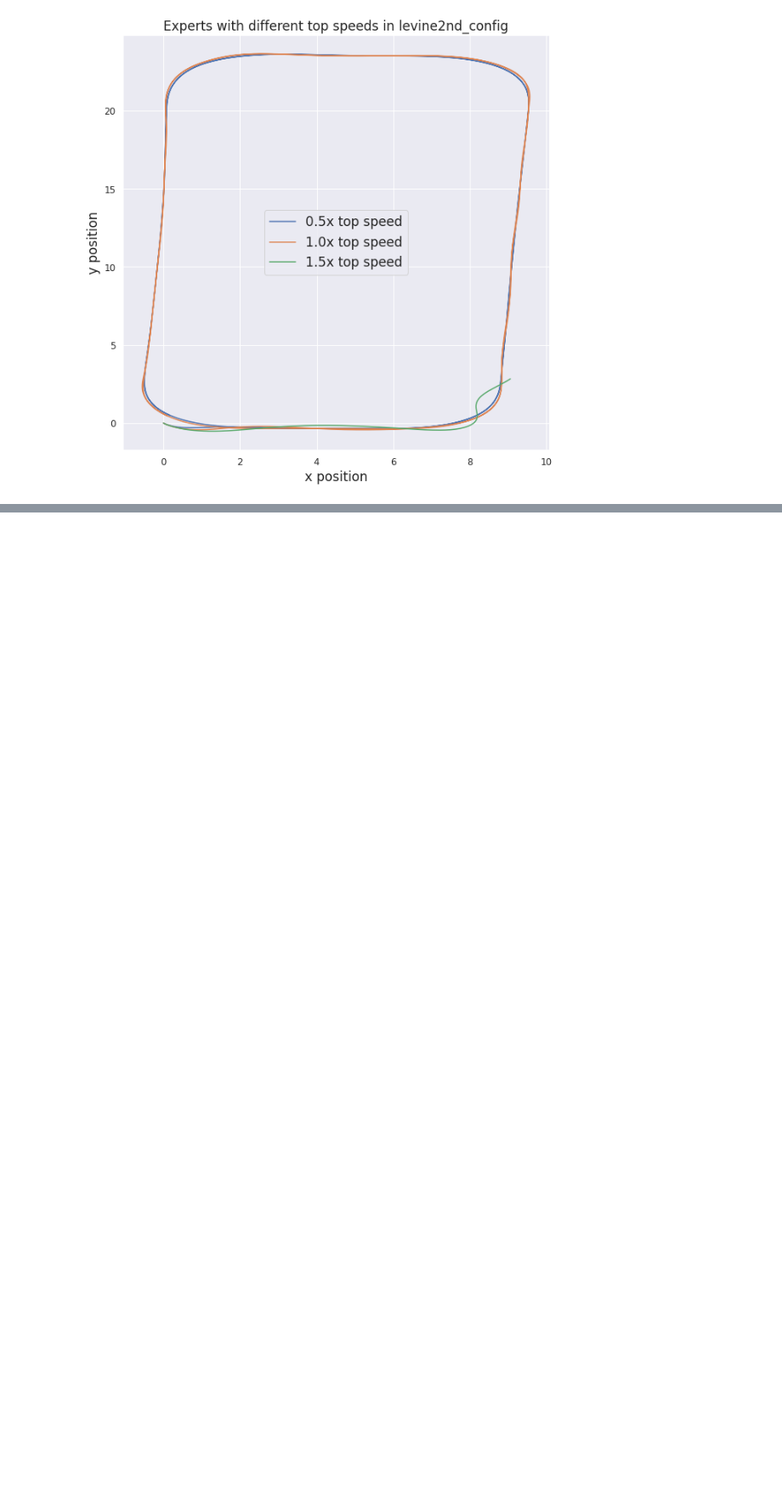
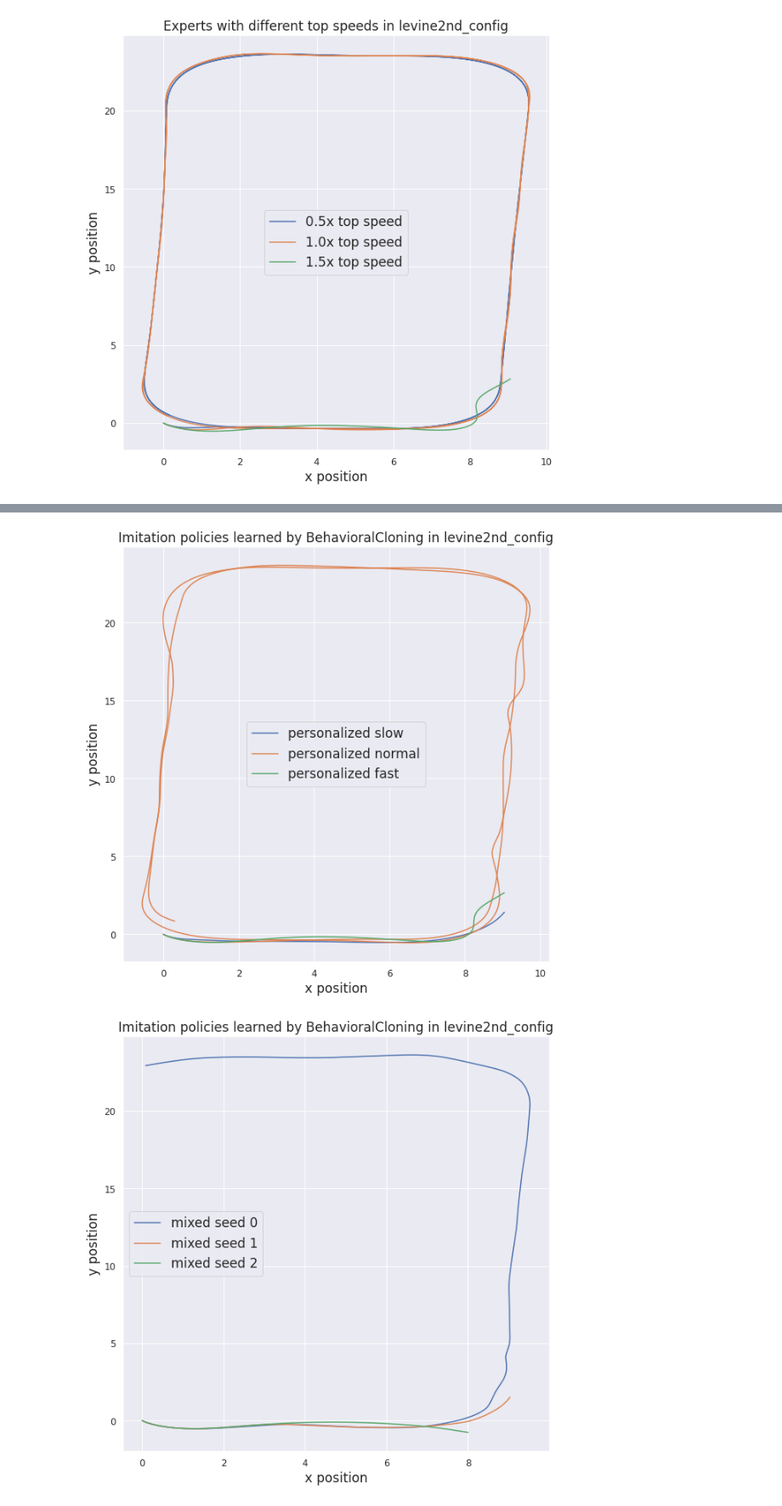
Before and after one commit to kaustubhsridhar/f1tenth_il, a Jupyter notebook: imitation_learning/plot.ipynb, the cells around one changed output, grey strips where cells are left out. Shown at 85% size. Drawn from its saved outputs; the diff is of its cells as text; code cells hidden in the pictures; blank space fills up the shorter version.

Commit message:
added levine data and plot

```diff
--- a/imitation_learning/plot.ipynb
+++ b/imitation_learning/plot.ipynb
@@ -20 +20,10 @@ plot_imitation(map_name = 'config_example_map', algo_name = 'BehavioralCloning',
 [figure]
+# %%
+from plot_utils import plot_imitation
+from ipywidgets import interact, fixed, IntSlider, FloatSlider
+
+plot_imitation(map_name = 'levine2nd_config', algo_name = 'BehavioralCloning', types=['unique_slow', 'unique_normal', 'unique_fast'])
+plot_imitation(map_name = 'levine2nd_config', algo_name = 'BehavioralCloning', types=['mixed_seed_0', 'mixed_seed_1', 'mixed_seed_2'])
+# %% [output]
+[figure, added]
+[figure, added]
```
Also changed, not shown: parts of 1 cell of this notebook, 2 other files.
